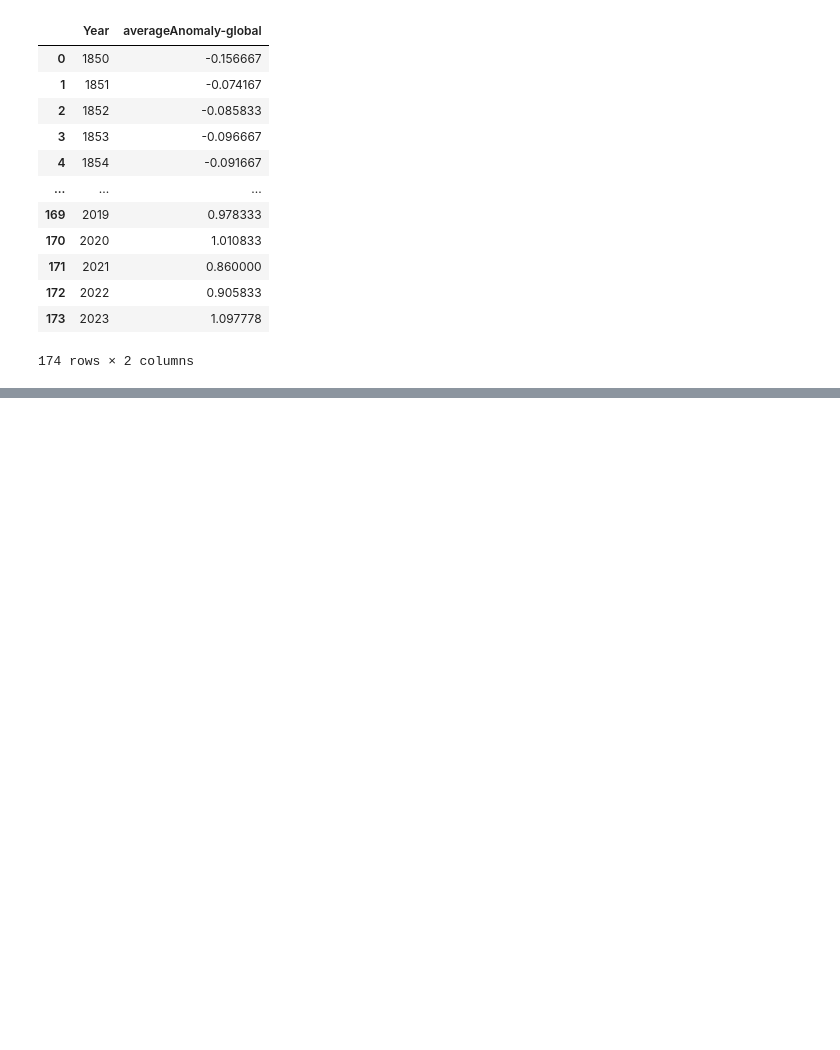
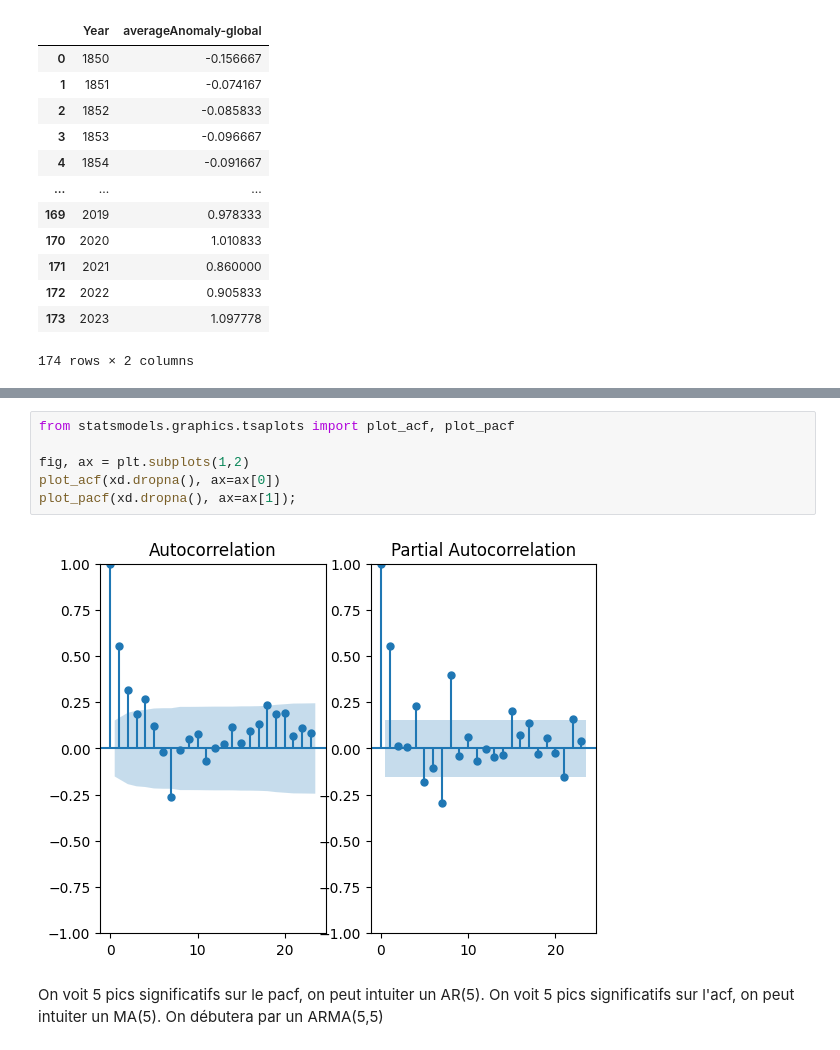
Before and after one commit to rodrigju/TimeSeries_ML, a Jupyter notebook: ML_projet.ipynb, the cells around one changed output, grey strips where cells are left out. Saved outputs shown, nothing was run; the diff lists cells and outputs as text; blank space fills up the shorter version.

```diff
--- a/ML_projet.ipynb
+++ b/ML_projet.ipynb
@@ -1144,0 +1211,10 @@ plt.plot(res.forecast(20))
+# %%
+from statsmodels.graphics.tsaplots import plot_acf, plot_pacf
+
+fig, ax = plt.subplots(1,2)
+plot_acf(xd.dropna(), ax=ax[0])
+plot_pacf(xd.dropna(), ax=ax[1]);
+# %% [output]
+[figure, added]
+# %% [markdown]
+On voit 5 pics significatifs sur le pacf, on peut intuiter un AR(5). On voit 5 pics significatifs sur l'acf, on peut intuiter un MA(5). On débutera par un ARMA(5,5)
```
Also changed, not shown: parts of 42 cells of this notebook.
